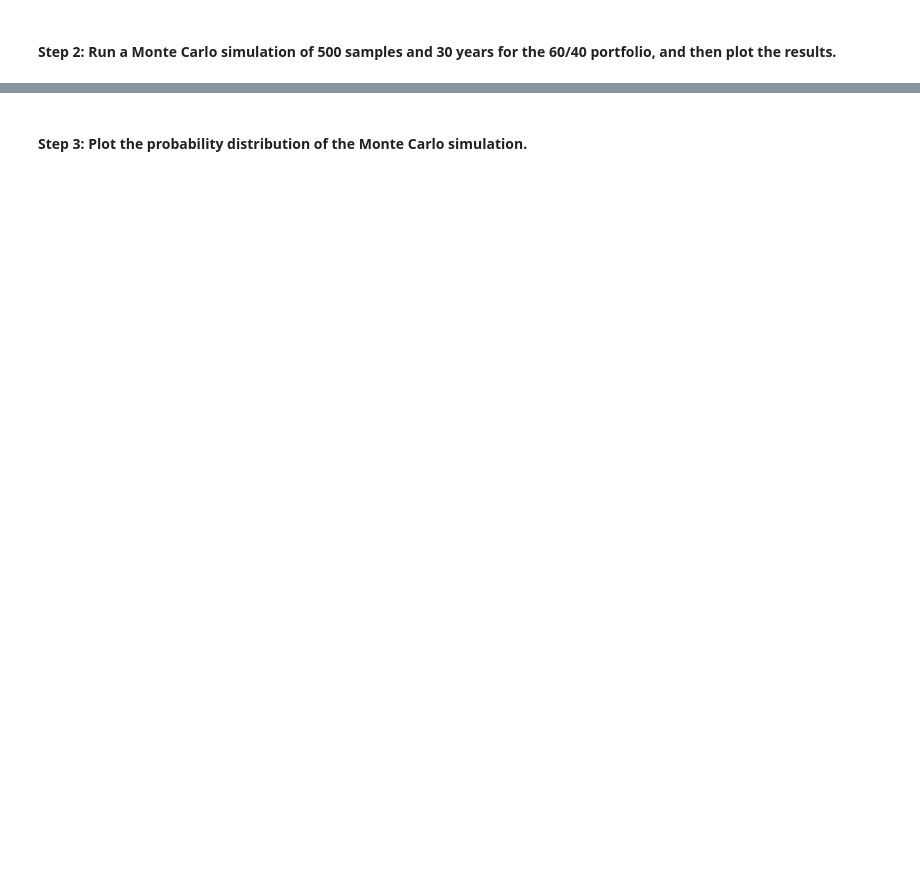
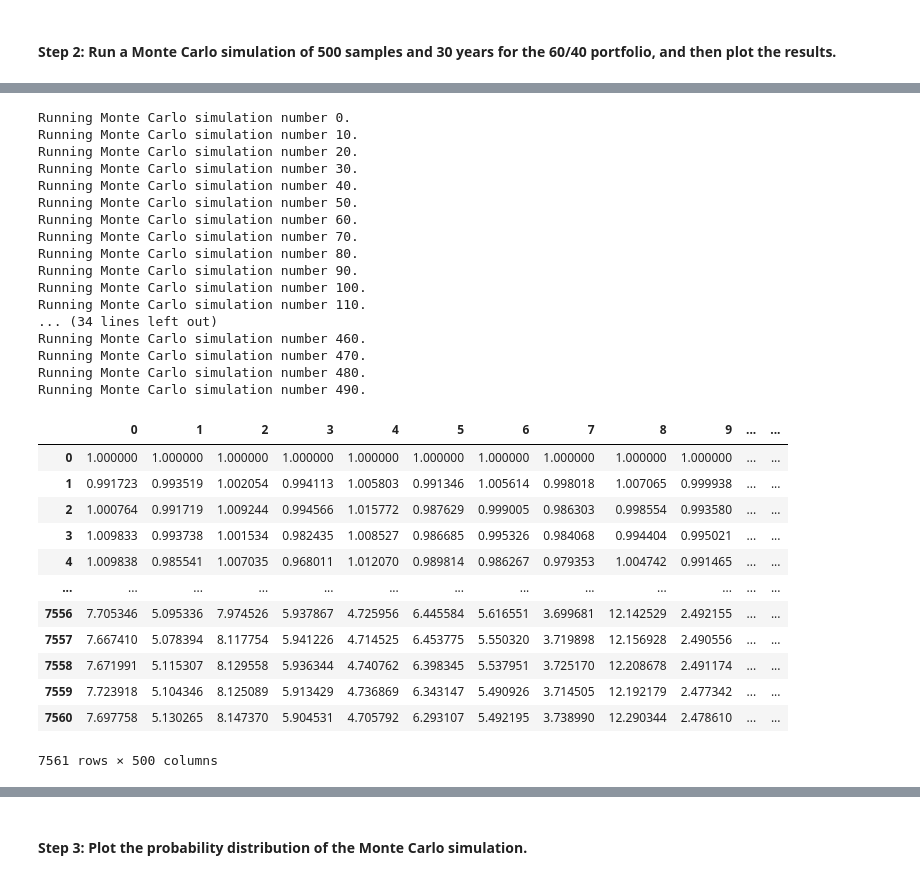
Before and after one commit to vishkast203/Challenge_Assignment_5, a Jupyter notebook: Starter_Code/financial_planning_tools.ipynb, the cells around one changed output, grey strips where cells are left out. Drawn from its saved outputs; the diff is of its cells as text; code cells hidden in the pictures; blank space fills up the shorter version.

```diff
--- a/Starter_Code/financial_planning_tools.ipynb
+++ b/Starter_Code/financial_planning_tools.ipynb
@@ -458,6 +504,37 @@ In this section, you’ll use the MCForecastTools library to create a Monte Carl
 # %%
 # Run the Monte Carlo simulation to forecast 30 years cumulative returns
-# YOUR CODE HERE
+MC_60_40_30YR.calc_cumulative_return()
+# %% [output]
+Running Monte Carlo simulation number 0.
+Running Monte Carlo simulation number 10.
+Running Monte Carlo simulation number 20.
+Running Monte Carlo simulation number 30.
+Running Monte Carlo simulation number 40.
+Running Monte Carlo simulation number 50.
+Running Monte Carlo simulation number 60.
+Running Monte Carlo simulation number 70.
+Running Monte Carlo simulation number 80.
+Running Monte Carlo simulation number 90.
+Running Monte Carlo simulation number 100.
+Running Monte Carlo simulation number 110.
+... (34 lines left out)
+Running Monte Carlo simulation number 460.
+Running Monte Carlo simulation number 470.
+Running Monte Carlo simulation number 480.
+Running Monte Carlo simulation number 490.
+|  | 0 | 1 | 2 | 3 | 4 | 5 | 6 | 7 | 8 | 9 | ... | ... |
+| 0 | 1.000000 | 1.000000 | 1.000000 | 1.000000 | 1.000000 | 1.000000 | 1.000000 | 1.000000 | 1.000000 | 1.000000 | ... | ... |
+| 1 | 0.991723 | 0.993519 | 1.002054 | 0.994113 | 1.005803 | 0.991346 | 1.005614 | 0.998018 | 1.007065 | 0.999938 | ... | ... |
+| 2 | 1.000764 | 0.991719 | 1.009244 | 0.994566 | 1.015772 | 0.987629 | 0.999005 | 0.986303 | 0.998554 | 0.993580 | ... | ... |
+| 3 | 1.009833 | 0.993738 | 1.001534 | 0.982435 | 1.008527 | 0.986685 | 0.995326 | 0.984068 | 0.994404 | 0.995021 | ... | ... |
+| 4 | 1.009838 | 0.985541 | 1.007035 | 0.968011 | 1.012070 | 0.989814 | 0.986267 | 0.979353 | 1.004742 | 0.991465 | ... | ... |
+| ... | ... | ... | ... | ... | ... | ... | ... | ... | ... | ... | ... | ... |
+| 7556 | 7.705346 | 5.095336 | 7.974526 | 5.937867 | 4.725956 | 6.445584 | 5.616551 | 3.699681 | 12.142529 | 2.492155 | ... | ... |
+| 7557 | 7.667410 | 5.078394 | 8.117754 | 5.941226 | 4.714525 | 6.453775 | 5.550320 | 3.719898 | 12.156928 | 2.490556 | ... | ... |
+| 7558 | 7.671991 | 5.115307 | 8.129558 | 5.936344 | 4.740762 | 6.398345 | 5.537951 | 3.725170 | 12.208678 | 2.491174 | ... | ... |
+| 7559 | 7.723918 | 5.104346 | 8.125089 | 5.913429 | 4.736869 | 6.343147 | 5.490926 | 3.714505 | 12.192179 | 2.477342 | ... | ... |
+| 7560 | 7.697758 | 5.130265 | 8.147370 | 5.904531 | 4.705792 | 6.293107 | 5.492195 | 3.738990 | 12.290344 | 2.478610 | ... | ... |
+7561 rows × 500 columns
 # %%
 # Visualize the 30-year Monte Carlo simulation by creating an
 # overlay line plot
```
Also changed, not shown: parts of 7 cells of this notebook.
